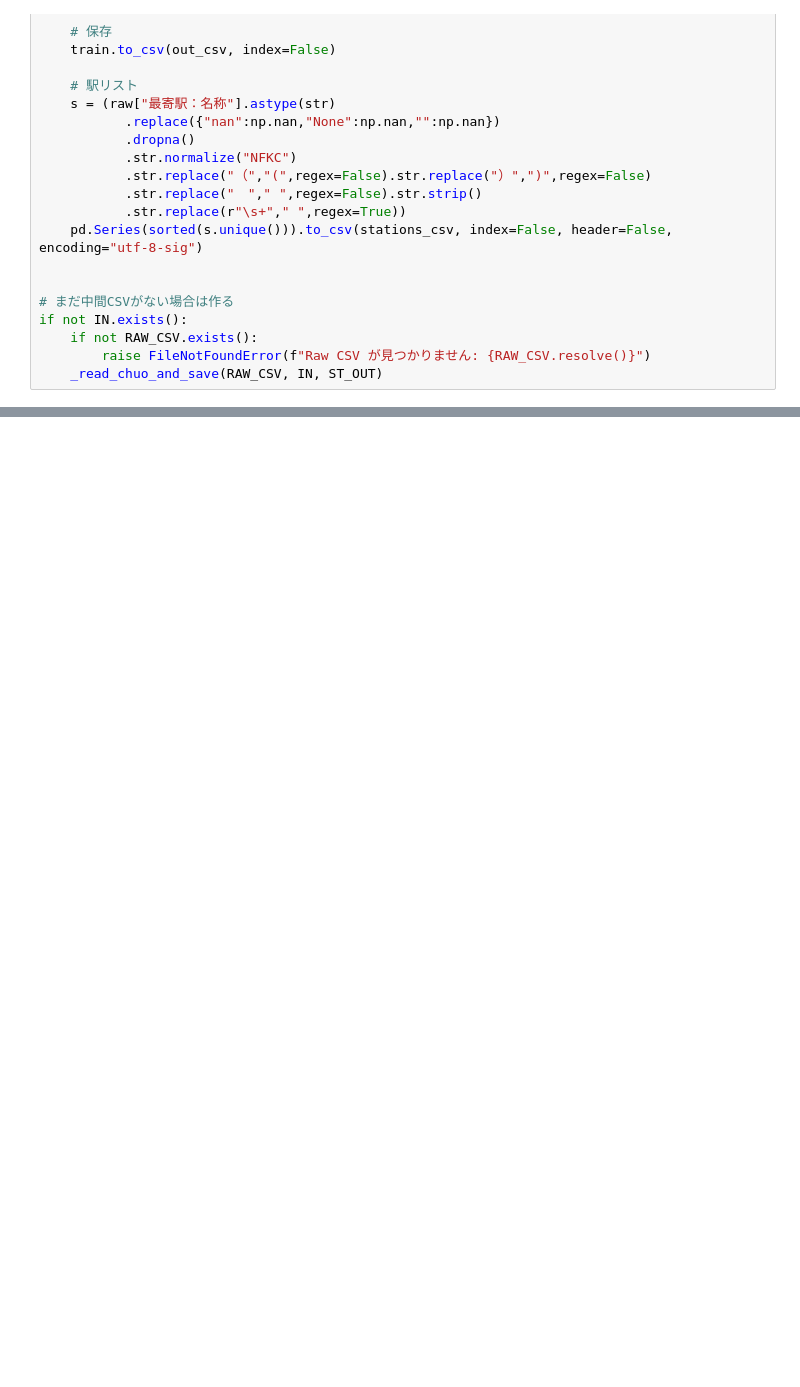
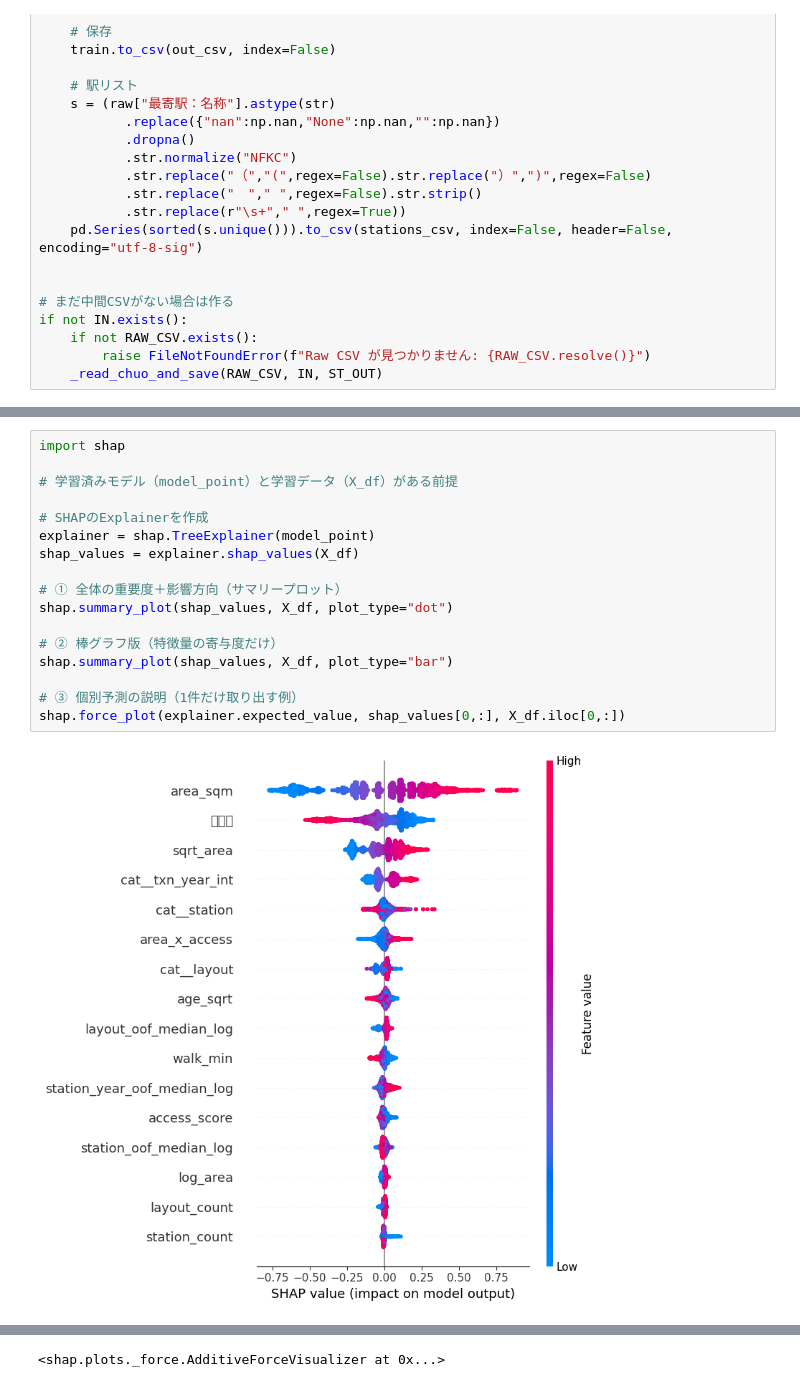
Before and after one commit to nmatsumoto-lgtm/study-KIKAGAKU, a Jupyter notebook: 不動産価格予測アプリ_Ver_3.ipynb, the cells around one changed output, grey strips where cells are left out. Cells and saved outputs as stored; diff of their text form; blank space fills up the shorter version.

```diff
--- a/不動産価格予測アプリ_Ver_3.ipynb
+++ b/不動産価格予測アプリ_Ver_3.ipynb
@@ -490,0 +599,19 @@ Saved models → models
+# %%
+import shap
+
+# 学習済みモデル（model_point）と学習データ（X_df）がある前提
+
+# SHAPのExplainerを作成
+explainer = shap.TreeExplainer(model_point)
+shap_values = explainer.shap_values(X_df)
+
+# ① 全体の重要度＋影響方向（サマリープロット）
+shap.summary_plot(shap_values, X_df, plot_type="dot")
+
+# ② 棒グラフ版（特徴量の寄与度だけ）
+shap.summary_plot(shap_values, X_df, plot_type="bar")
+
+# ③ 個別予測の説明（1件だけ取り出す例）
+shap.force_plot(explainer.expected_value, shap_values[0,:], X_df.iloc[0,:])
+# %% [output]
+[figure, added]
@@ -490,0 +619 @@ Saved models → models
+<shap.plots._force.AdditiveForceVisualizer at 0x...>
```
Also changed, not shown: parts of 6 cells of this notebook.
